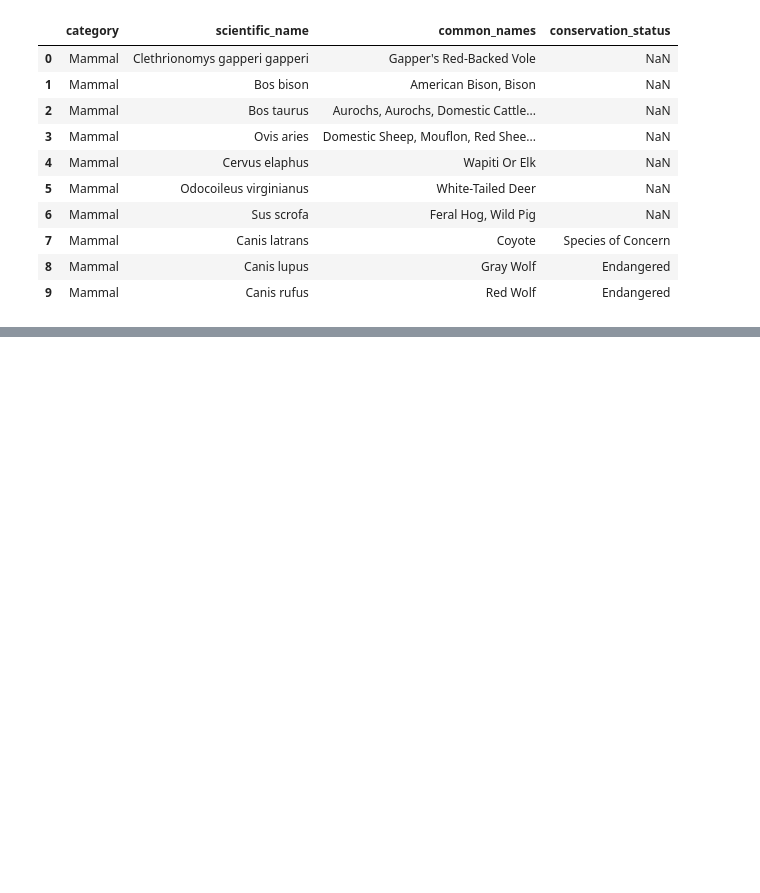
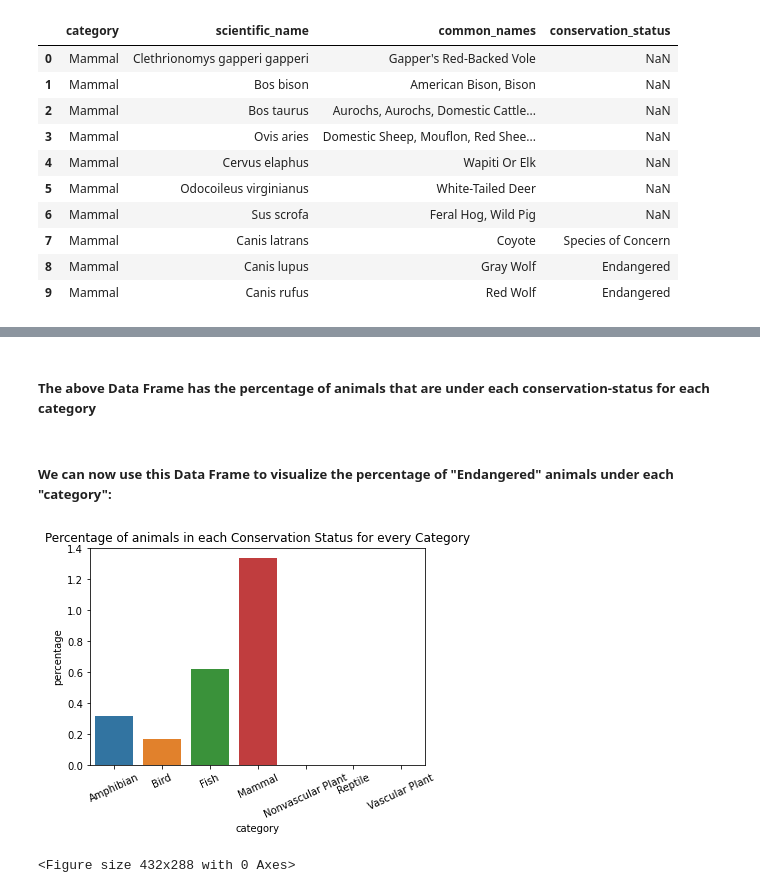
Before and after one commit to szayed99/Biodiversity, a Jupyter notebook: biodiversity.ipynb, the cells around one changed output, grey strips where cells are left out. Saved outputs shown, nothing was run; the diff lists cells and outputs as text; code cells hidden in the pictures; blank space fills up the shorter version.

```diff
--- a/biodiversity.ipynb
+++ b/biodiversity.ipynb
@@ -103,9 +63,0 @@ None
-# %%
-def conservation_status_info(conservation_status, df): # Prints the percentage of species based on conservation_status
-    sub_df = df[df.conservation_status == conservation_status]
-
-    categories = list(df.category.unique())
-    print("Info for conservation status: " + conservation_status)
-    for category in categories:
-        print(category + ": {:.4f} %".format((len(sub_df[sub_df.category == category]) / len(df[df.category == category]))))
-    print("")
@@ -132,0 +77,6 @@ Fish: 0.0000 %
+# %%
+cat_obs = full_df[
+    ["category", "observations"]
+    ].groupby(
+    "category"
+    ).observations.sum().reset_index()
@@ -132,0 +120,8 @@ Fish: 0.0000 %
+# %%
+cat_obs_cons = pd.merge(cat_obs, cat_cons)
+cat_obs_cons["percentage"] = cat_obs_cons.apply(
+    lambda x :
+    100 * x["occurunces"] / x["observations"],
+    axis = 1
+)
+cat_obs_cons.head(10)
@@ -132,0 +140,13 @@ Fish: 0.0000 %
+# %% [markdown]
+##### The above Data Frame has the percentage of animals that are under each conservation-status for each category
+# %% [markdown]
+##### We can now use this Data Frame to visualize the percentage of "Endangered" animals under each "category":
+# %%
+sns.barplot(data = cat_obs_cons[cat_obs_cons.conservation_status == "Endangered"], x = "category", y = "percentage")
+plt.xticks(rotation=25)
+plt.title("Percentage of animals in each Conservation Status for every Category")
+plt.show()
+plt.clf()
+# %% [output]
+[figure, added]
+<Figure size 432x288 with 0 Axes>
```
Also changed, not shown: parts of 30 cells of this notebook.
